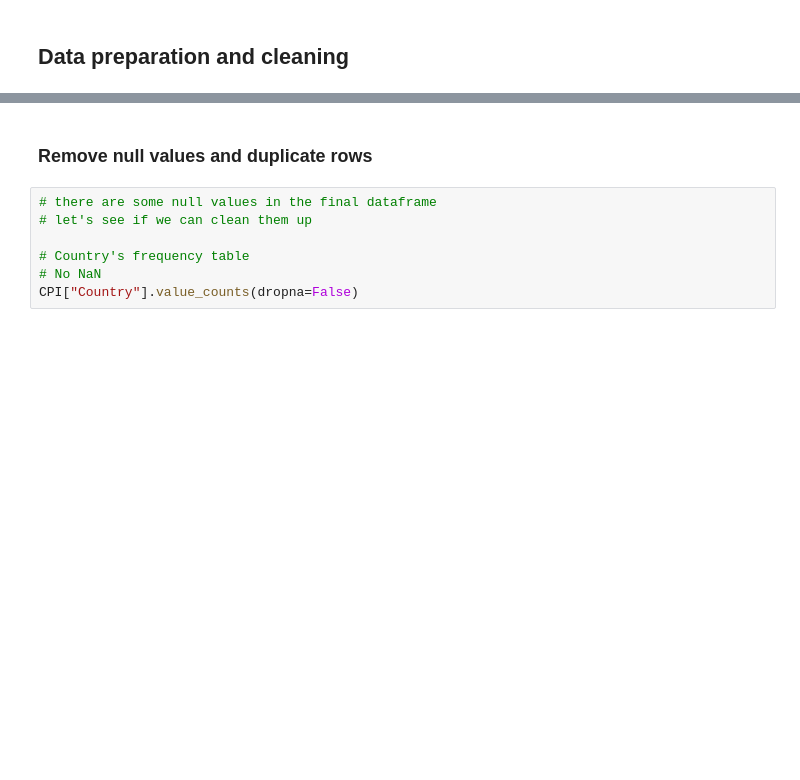
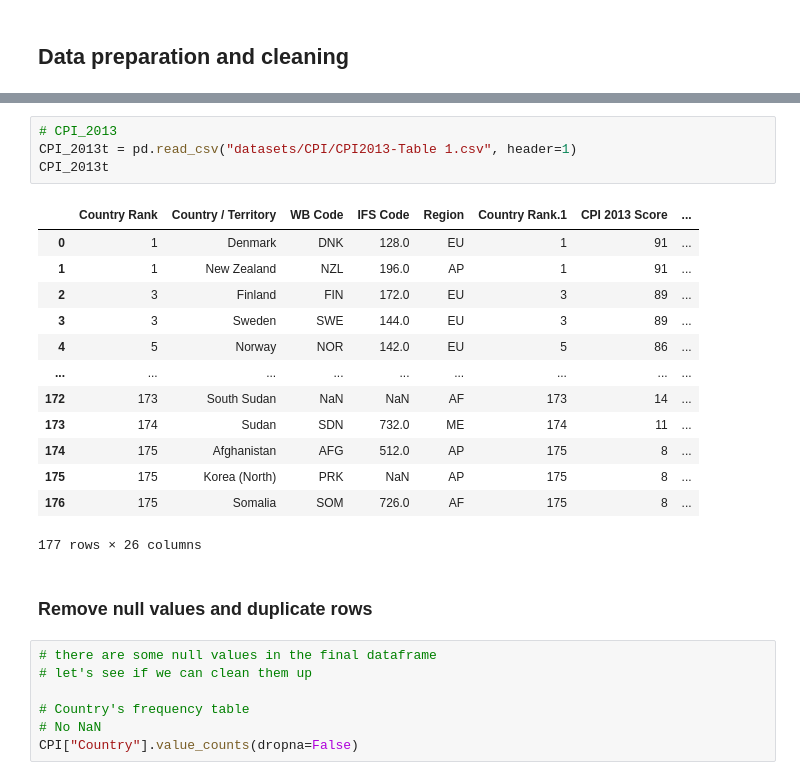
Before and after one commit to wanzulfikri/cpi_analysis, a Jupyter notebook: CPI 2012-2021.ipynb, the cells around one changed output, grey strips where cells are left out. Drawn from its saved outputs; the diff is of its cells as text; blank space fills up the shorter version.

```diff
--- a/CPI 2012-2021.ipynb
+++ b/CPI 2012-2021.ipynb
@@ -107,6 +121,24 @@ CPI.head()
 | 2 | New Zealand | NZL | AP | 88.0 | 1.0 | 88.0 | 1.0 | 87.0 | ... |
 | 3 | Norway | NOR | WE/EU | 85.0 | 4.0 | 84.0 | 7.0 | 84.0 | ... |
 | 4 | Singapore | SGP | AP | 85.0 | 4.0 | 85.0 | 3.0 | 85.0 | ... |
+# %%
+# CPI_2013
+CPI_2013t = pd.read_csv("datasets/CPI/CPI2013-Table 1.csv", header=1)
+CPI_2013t
+# %% [output]
+|  | Country Rank | Country / Territory | WB Code | IFS Code | Region | Country Rank.1 | CPI 2013 Score | ... |
+| 0 | 1 | Denmark | DNK | 128.0 | EU | 1 | 91 | ... |
+| 1 | 1 | New Zealand | NZL | 196.0 | AP | 1 | 91 | ... |
+| 2 | 3 | Finland | FIN | 172.0 | EU | 3 | 89 | ... |
+| 3 | 3 | Sweden | SWE | 144.0 | EU | 3 | 89 | ... |
+| 4 | 5 | Norway | NOR | 142.0 | EU | 5 | 86 | ... |
+| ... | ... | ... | ... | ... | ... | ... | ... | ... |
+| 172 | 173 | South Sudan | NaN | NaN | AF | 173 | 14 | ... |
+| 173 | 174 | Sudan | SDN | 732.0 | ME | 174 | 11 | ... |
+| 174 | 175 | Afghanistan | AFG | 512.0 | AP | 175 | 8 | ... |
+| 175 | 175 | Korea (North) | PRK | NaN | AP | 175 | 8 | ... |
+| 176 | 175 | Somalia | SOM | 726.0 | AF | 175 | 8 | ... |
+177 rows × 26 columns
 # %% [markdown]
 ### Remove null values and duplicate rows
 # %%
```
Also changed, not shown: parts of 11 cells of this notebook.
